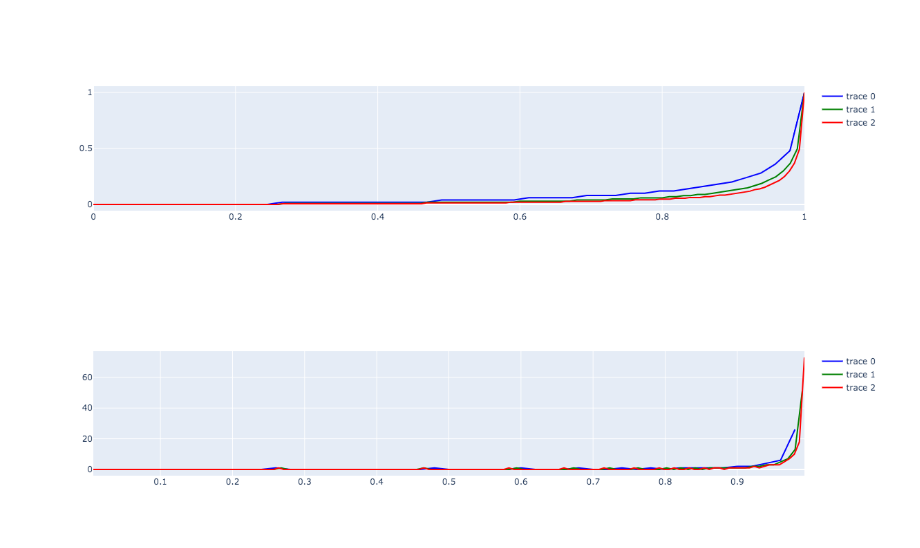
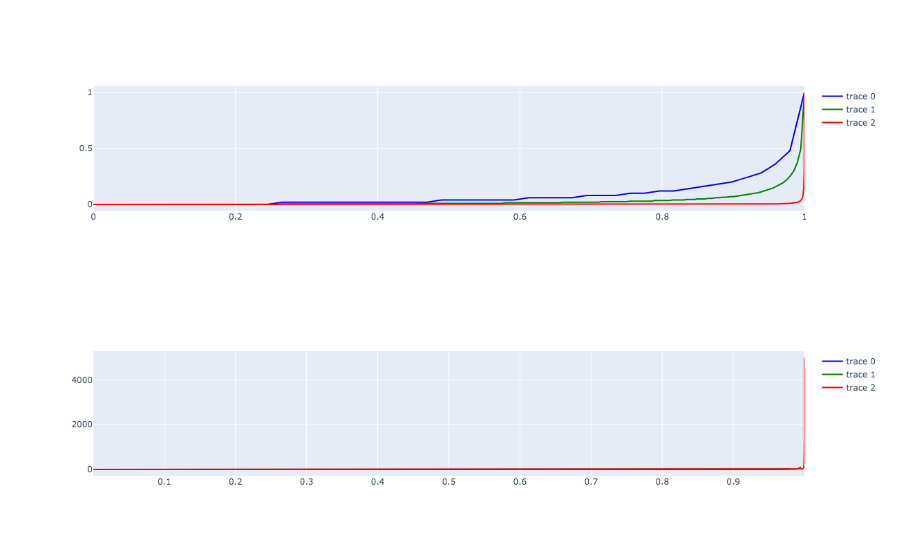
Before and after one commit to CrepeGoat/love-and-stats, a Jupyter notebook: experiments.ipynb, the cells around one changed output. Saved outputs shown, nothing was run; the diff lists cells and outputs as text; code cells hidden in the pictures.

```diff
--- a/experiments.ipynb
+++ b/experiments.ipynb
@@ -6,13 +6,13 @@ from love_and_stats import optimal
 # %%
 fig1 = go.Figure()
 fig2 = go.Figure()
-for n, color in zip([50, 101, 144], ['blue', 'green', 'red']):
+for n, color in zip([50, 201, 10001], ['blue', 'green', 'red']):
     y = np.array(optimal.max_allowable_ranks(n))
     fig1.add_trace(go.Scatter(x=np.linspace(0, 1, n, endpoint=True), y=y / n, line_color=color))
     fig2.add_trace(go.Scatter(x=np.linspace(0, 1, 2*n+1, endpoint=True)[2:-1:2], y=np.diff(y), line_color=color))
 
 fig1.show()
 fig2.show()
 # %% [output]
-[figure, old version]
+[figure, new version]
-[figure, old version]
+[figure, new version]
```
